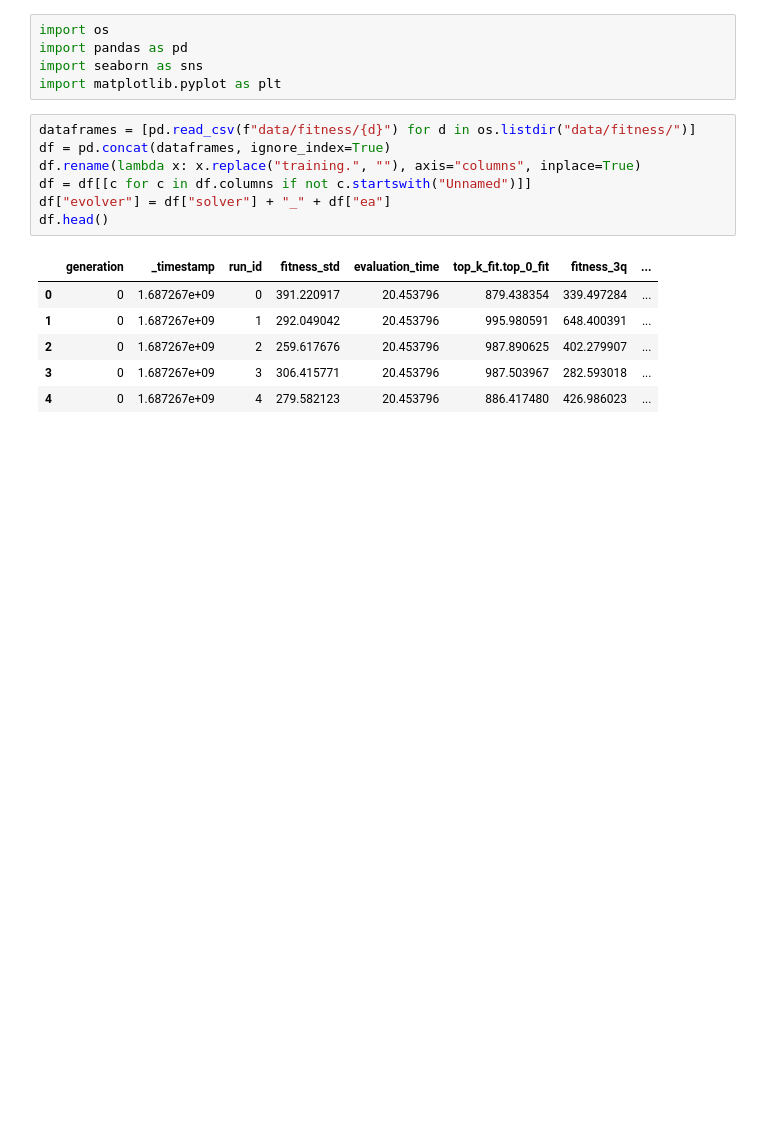
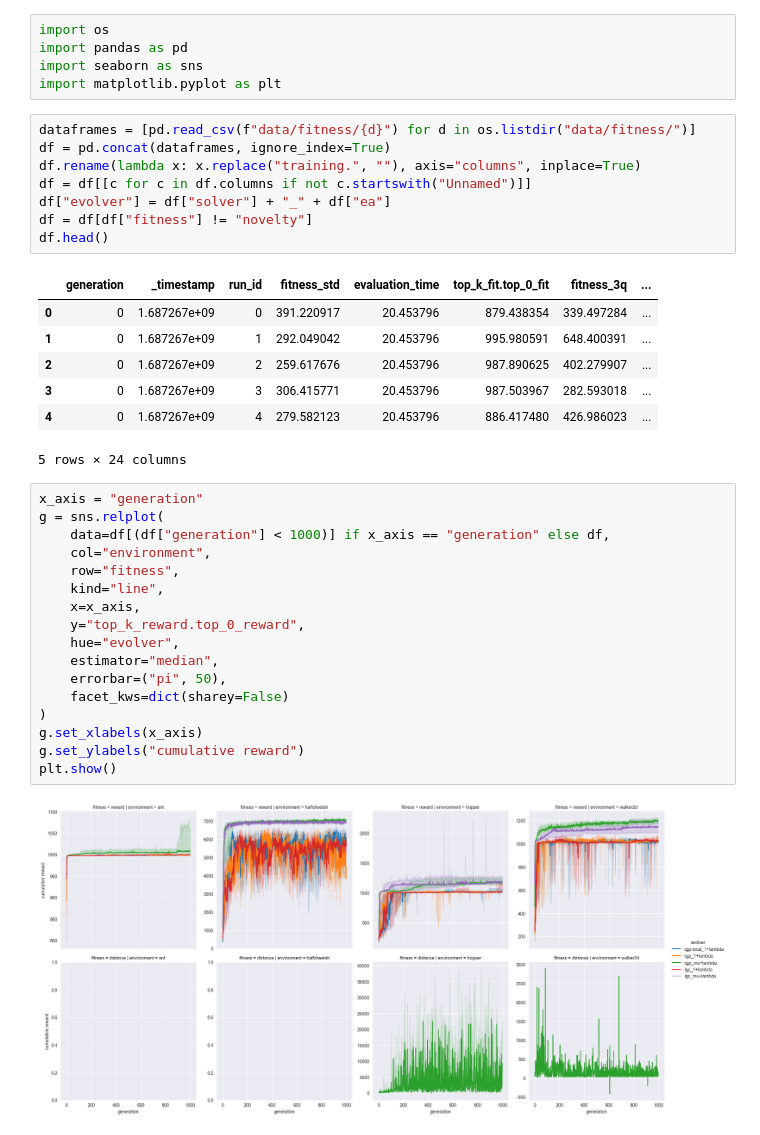
Before and after one commit to giorgia-nadizar/cgpax, a Jupyter notebook: analysis/analysis.ipynb, the cells around one changed output. Drawn from its saved outputs; the diff is of its cells as text; blank space fills up the shorter version.

```diff
--- a/analysis/analysis.ipynb
+++ b/analysis/analysis.ipynb
@@ -9,6 +9,7 @@ df = pd.concat(dataframes, ignore_index=True)
 df.rename(lambda x: x.replace("training.", ""), axis="columns", inplace=True)
 df = df[[c for c in df.columns if not c.startswith("Unnamed")]]
 df["evolver"] = df["solver"] + "_" + df["ea"]
+df = df[df["fitness"] != "novelty"]
 df.head()
 # %% [output]
 |  | generation | _timestamp | run_id | fitness_std | evaluation_time | top_k_fit.top_0_fit | fitness_3q | ... |
@@ -17,3 +18,23 @@ df.head()
 | 2 | 0 | 1.687267e+09 | 2 | 259.617676 | 20.453796 | 987.890625 | 402.279907 | ... |
 | 3 | 0 | 1.687267e+09 | 3 | 306.415771 | 20.453796 | 987.503967 | 282.593018 | ... |
 | 4 | 0 | 1.687267e+09 | 4 | 279.582123 | 20.453796 | 886.417480 | 426.986023 | ... |
+5 rows × 24 columns
+# %%
+x_axis = "generation"
+g = sns.relplot(
+    data=df[(df["generation"] < 1000)] if x_axis == "generation" else df,
+    col="environment",
+    row="fitness",
+    kind="line",
+    x=x_axis,
+    y="top_k_reward.top_0_reward",
+    hue="evolver",
+    estimator="median",
+    errorbar=("pi", 50),
+    facet_kws=dict(sharey=False)
+)
+g.set_xlabels(x_axis)
+g.set_ylabels("cumulative reward")
+plt.show()
+# %% [output]
+[figure, added]
```
Also changed, not shown: parts of 7 cells of this notebook.
